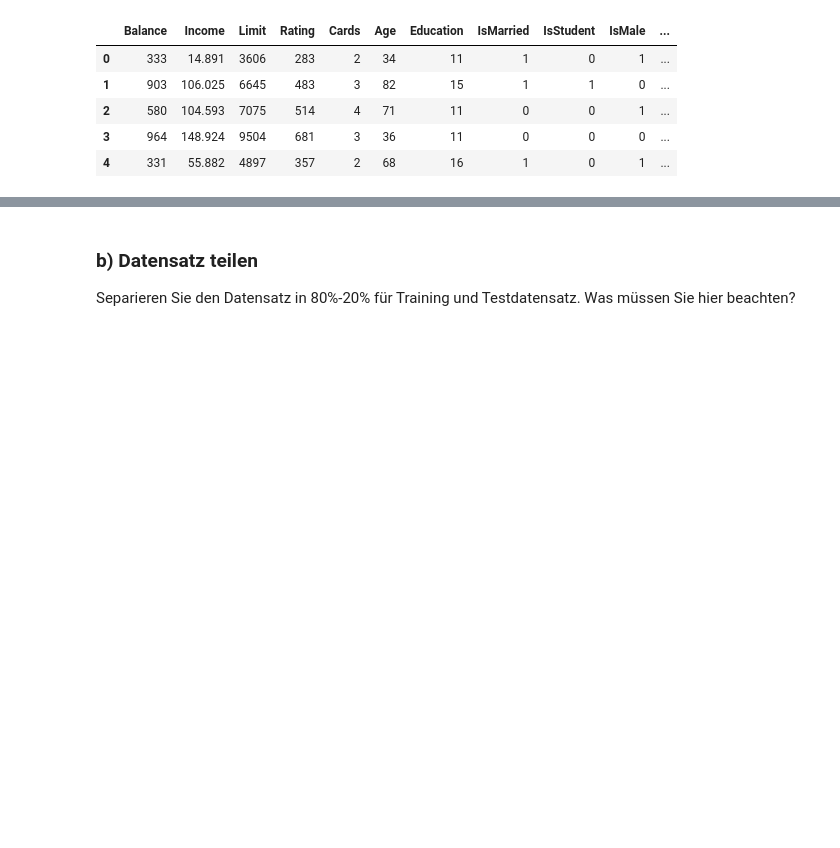
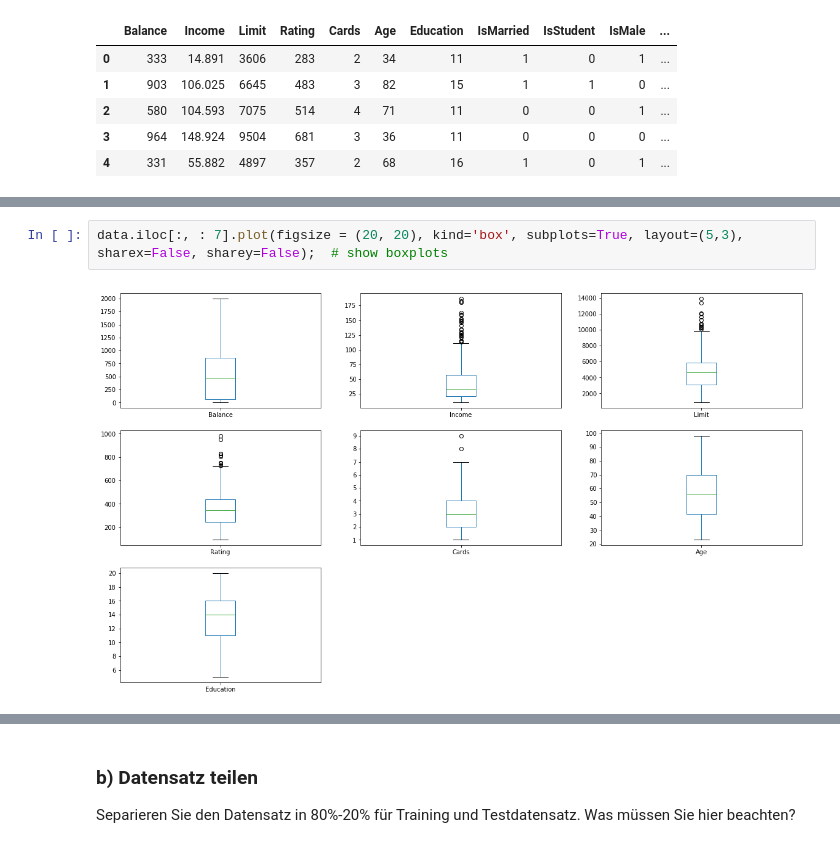
Before and after one commit to tecoKIT/smart-data-analytics, a Jupyter notebook: Uebung1/Exercise4_Carmen.ipynb, the cells around one changed output, grey strips where cells are left out. Drawn from its saved outputs; the diff is of its cells as text; blank space fills up the shorter version.

```diff
--- a/Uebung1/Exercise4_Carmen.ipynb
+++ b/Uebung1/Exercise4_Carmen.ipynb
@@ -203,0 +155,4 @@ data.head()
+# %%
+data.iloc[:, : 7].plot(figsize = (20, 20), kind='box', subplots=True, layout=(5,3), sharex=False, sharey=False);  # show boxplots
+# %% [output]
+[figure, added]
```
Also changed, not shown: parts of 37 cells of this notebook.
